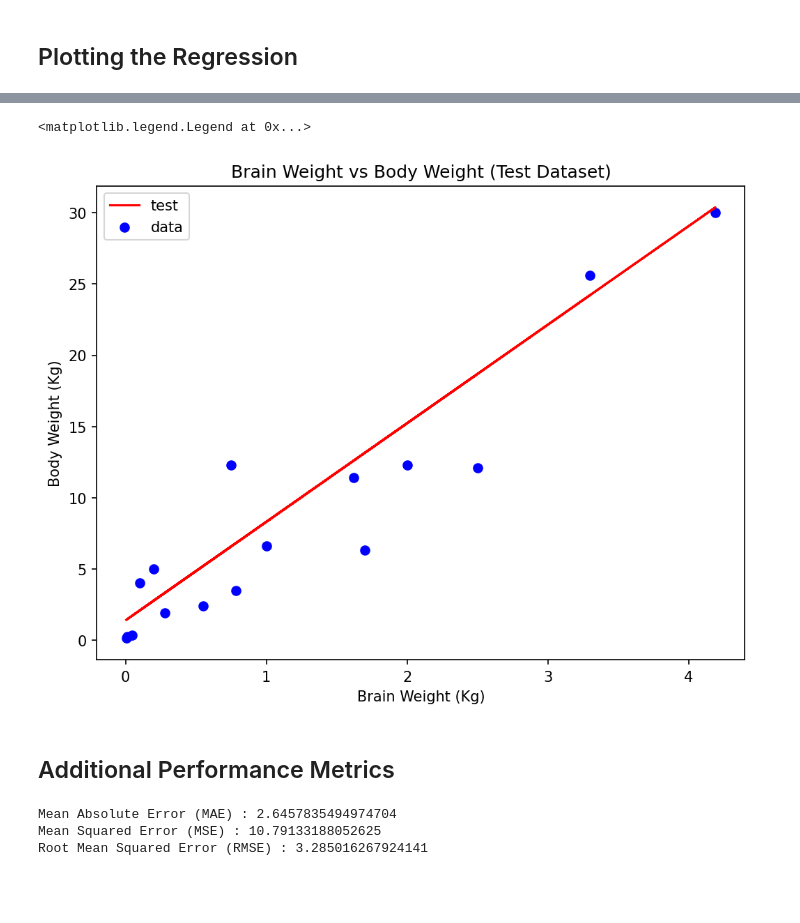
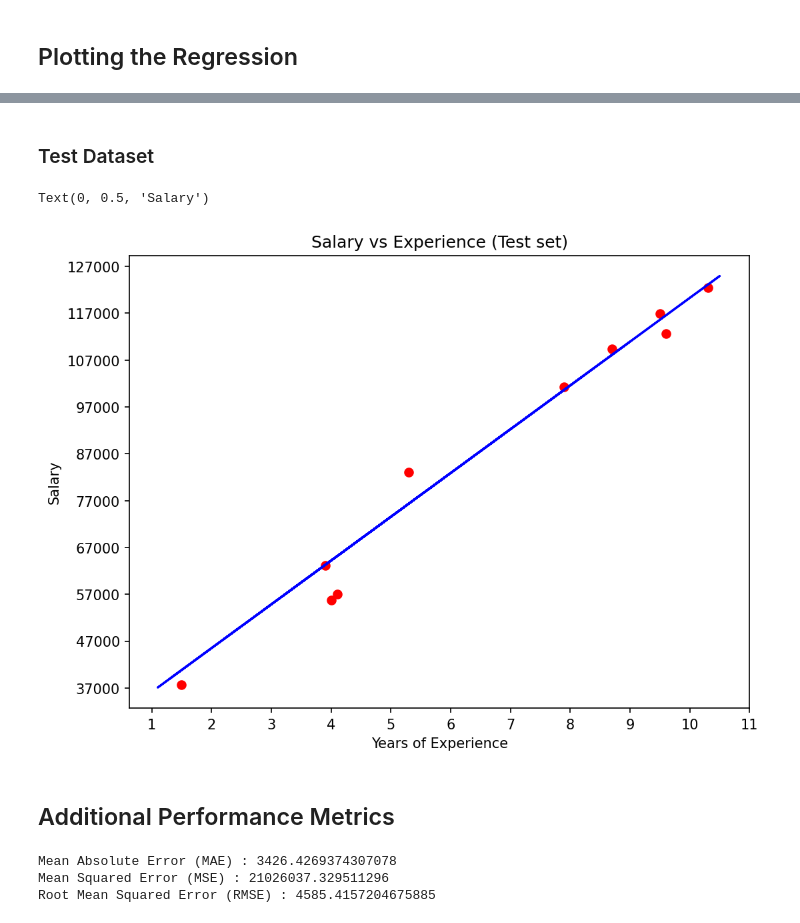
Before and after one commit to debjitpal5040/ML_Algorithms, a Jupyter notebook: Machine Learning/Supervised Learning/Regression/Linear Regression/Simple Linear Regression/Simple_Linear_Regression.ipynb, the cells around one changed output, grey strips where cells are left out. Drawn from its saved outputs; the diff is of its cells as text; code cells hidden in the pictures; blank space fills up the shorter version.

```diff
--- a/Machine Learning/Supervised Learning/Regression/Linear Regression/Simple Linear Regression/Simple_Linear_Regression.ipynb
+++ b/Machine Learning/Supervised Learning/Regression/Linear Regression/Simple Linear Regression/Simple_Linear_Regression.ipynb
@@ -12,6 +12,6 @@ import matplotlib.pyplot as plt # data plotting
 # %% [markdown]
 ## Importing the csv file as a DataFrame
 # %%
-df = pd.read_csv("Brain-Body.csv")
+df = pd.read_csv("Salary_Data.csv")
 df.head()
 # %% [output]
@@ -51,2 +27,5 @@ print(y.head())
+# %%
+X = df.iloc[:, :-1].values
+y = df.iloc[:, -1].values
 # %% [markdown]
 ## Visualization of the data
@@ -65,7 +45,7 @@ plt.legend(loc="upper left")
 # %% [markdown]
 ## Split the <b>X</b> and <b>y</b> Dataframes for Test and Training
 # %%
-X_train,X_test,y_train,y_test=train_test_split(X,y,test_size=0.4,random_state=42)
+X_train,X_test,y_train,y_test=train_test_split(X,y,test_size=1/3,random_state=0)
 # %% [markdown]
 ## Implementation of the Model
 # %%
@@ -84,14 +78,17 @@ The coefficient of determination : 0.8506532292310048
+# %% [markdown]
+### Test Dataset
 # %%
 plt.figure(figsize=(8, 6), dpi=150)
-plt.scatter(X_test,y_test,color='blue', label="data")
-plt.plot(X_test,y_pred,color='red',label="test")
-plt.title('Brain Weight vs Body Weight (Test Dataset)')
-plt.xlabel('Brain Weight (Kg)')
-plt.ylabel('Body Weight (Kg)')
-plt.legend()
+plt.scatter(X_test, y_test, color = 'red')
+plt.plot(X_train, reg.predict(X_train), color = 'blue')
+plt.xticks(np.arange(1, 12, 1))
+plt.yticks(np.arange(37000,128000,10000))
+plt.title('Salary vs Experience (Test set)')
+plt.xlabel('Years of Experience')
+plt.ylabel('Salary')
 # %% [output]
-<matplotlib.legend.Legend at 0x...>
+Text(0, 0.5, 'Salary')
-[figure, old version]
+[figure, new version]
 # %% [markdown]
 ## Additional Performance Metrics
 # %%
@@ -99,6 +96,6 @@ print('Mean Absolute Error (MAE) :', mean_absolute_error(y_test, y_pred))
 print('Mean Squared Error (MSE) :', mean_squared_error(y_test, y_pred))
 print('Root Mean Squared Error (RMSE) :', np.sqrt(mean_squared_error(y_test, y_pred)))
 # %% [output]
-Mean Absolute Error (MAE) : 2.6457835494974704
-Mean Squared Error (MSE) : 10.79133188052625
-Root Mean Squared Error (RMSE) : 3.285016267924141
+Mean Absolute Error (MAE) : 3426.4269374307078
+Mean Squared Error (MSE) : 21026037.329511296
+Root Mean Squared Error (RMSE) : 4585.4157204675885
```
Also changed, not shown: parts of 8 cells of this notebook, 1 other file.
